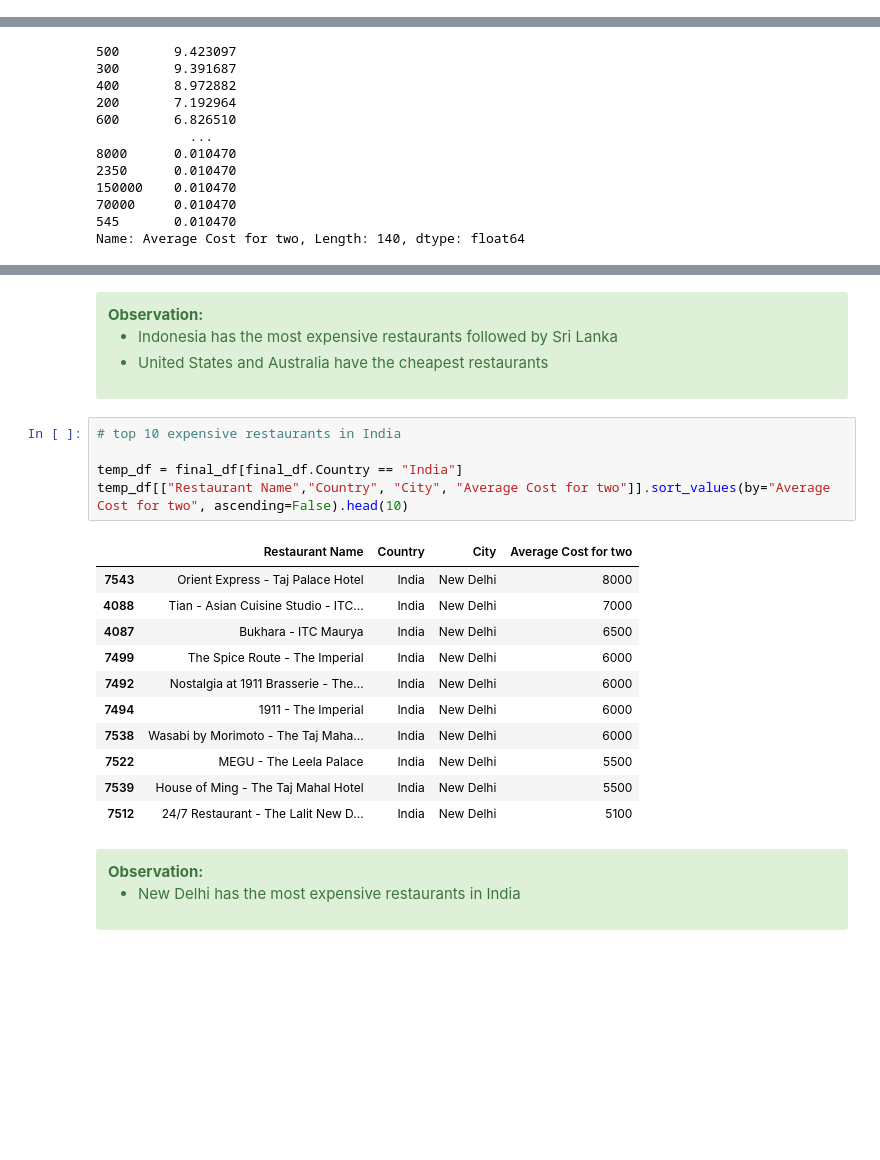
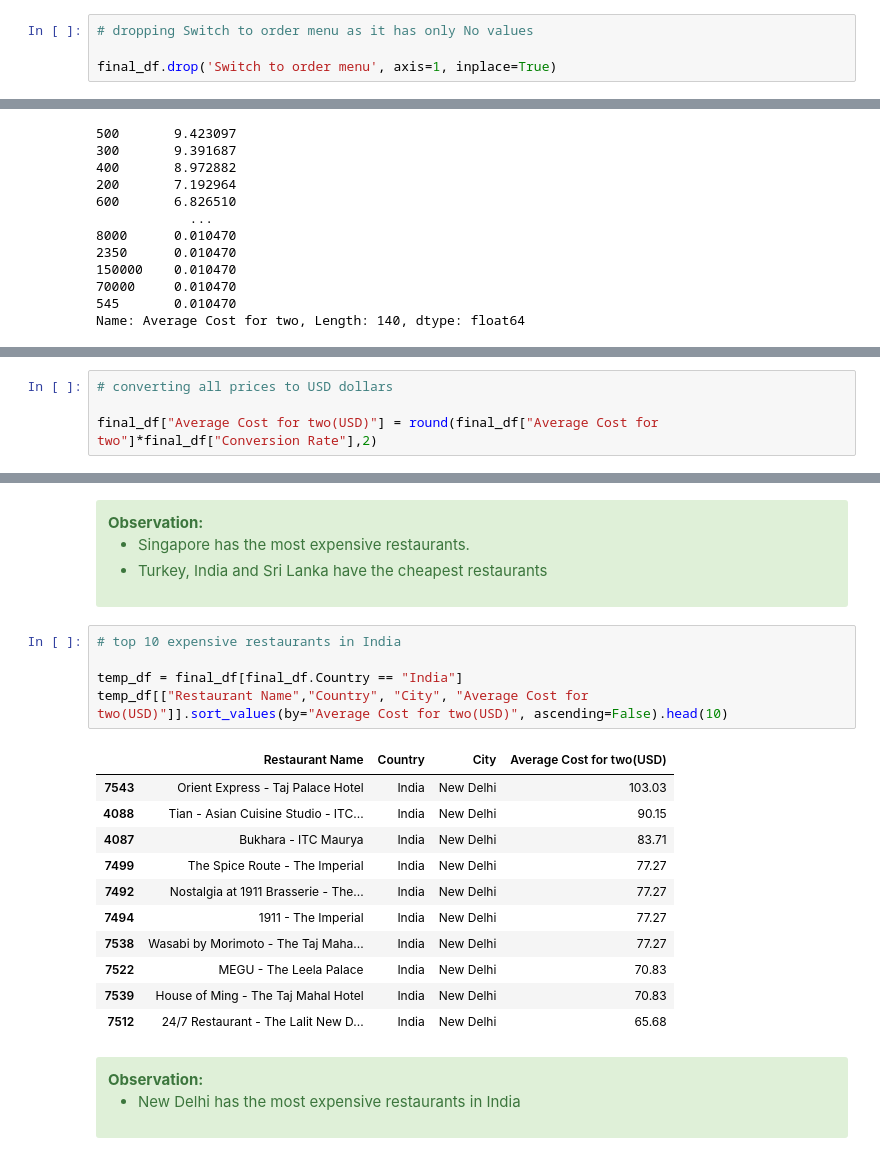
Before and after one commit to manaswikamila05/EDA, a Jupyter notebook: Zomato Restaurants Data/Zomato Case Study.ipynb, the cells around one changed output, grey strips where cells are left out. Saved outputs shown, nothing was run; the diff lists cells and outputs as text; blank space fills up the shorter version.

```diff
--- a/Zomato Restaurants Data/Zomato Case Study.ipynb
+++ b/Zomato Restaurants Data/Zomato Case Study.ipynb
@@ -308,0 +317,4 @@ Index(['Restaurant ID', 'Restaurant Name', 'Country Code', 'City', 'Address',
+# %%
+# dropping Switch to order menu as it has only No values
+
+final_df.drop('Switch to order menu', axis=1, inplace=True)
@@ -514,5 +536,9 @@ plt.show()
 
 </div>
+# %%
+# converting all prices to USD dollars
+
+final_df["Average Cost for two(USD)"] = round(final_df["Average Cost for two"]*final_df["Conversion Rate"],2)
 # %%
 # top 10 expensive restaurants
 
@@ -560,27 +591,27 @@ Name: Average Cost for two, dtype: float64
 <div class="alert alert-block alert-success">
 <b>Observation:</b>
 
-- Indonesia has the most expensive restaurants followed by Sri Lanka
-- United States and Australia have the cheapest restaurants
+- Singapore has the most expensive restaurants.
+- Turkey, India and Sri Lanka have the cheapest restaurants
 
 </div>
 # %%
 # top 10 expensive restaurants in India
 
 temp_df = final_df[final_df.Country == "India"]
-temp_df[["Restaurant Name","Country", "City", "Average Cost for two"]].sort_values(by="Average Cost for two", ascending=False).head(10)
+temp_df[["Restaurant Name","Country", "City", "Average Cost for two(USD)"]].sort_values(by="Average Cost for two(USD)", ascending=False).head(10)
 # %% [output]
-|  | Restaurant Name | Country | City | Average Cost for two |
-| 7543 | Orient Express - Taj Palace Hotel | India | New Delhi | 8000 |
-| 4088 | Tian - Asian Cuisine Studio - ITC... | India | New Delhi | 7000 |
-| 4087 | Bukhara - ITC Maurya | India | New Delhi | 6500 |
-| 7499 | The Spice Route - The Imperial | India | New Delhi | 6000 |
-| 7492 | Nostalgia at 1911 Brasserie - The... | India | New Delhi | 6000 |
-| 7494 | 1911 - The Imperial | India | New Delhi | 6000 |
-| 7538 | Wasabi by Morimoto - The Taj Maha... | India | New Delhi | 6000 |
-| 7522 | MEGU - The Leela Palace | India | New Delhi | 5500 |
-| 7539 | House of Ming - The Taj Mahal Hotel | India | New Delhi | 5500 |
-| 7512 | 24/7 Restaurant - The Lalit New D... | India | New Delhi | 5100 |
+|  | Restaurant Name | Country | City | Average Cost for two(USD) |
+| 7543 | Orient Express - Taj Palace Hotel | India | New Delhi | 103.03 |
+| 4088 | Tian - Asian Cuisine Studio - ITC... | India | New Delhi | 90.15 |
+| 4087 | Bukhara - ITC Maurya | India | New Delhi | 83.71 |
+| 7499 | The Spice Route - The Imperial | India | New Delhi | 77.27 |
+| 7492 | Nostalgia at 1911 Brasserie - The... | India | New Delhi | 77.27 |
+| 7494 | 1911 - The Imperial | India | New Delhi | 77.27 |
+| 7538 | Wasabi by Morimoto - The Taj Maha... | India | New Delhi | 77.27 |
+| 7522 | MEGU - The Leela Palace | India | New Delhi | 70.83 |
+| 7539 | House of Ming - The Taj Mahal Hotel | India | New Delhi | 70.83 |
+| 7512 | 24/7 Restaurant - The Lalit New D... | India | New Delhi | 65.68 |
 # %% [markdown]
 <div class="alert alert-block alert-success">
 <b>Observation:</b>
```
Also changed, not shown: parts of 156 cells of this notebook, 1 other file.
